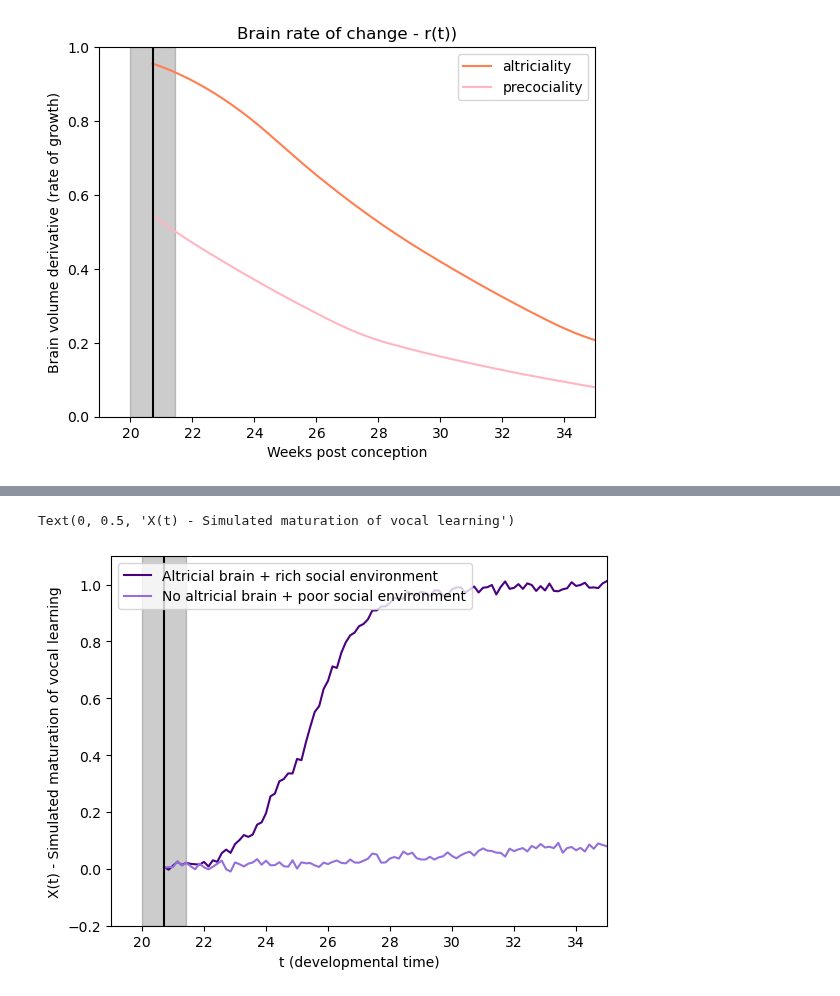
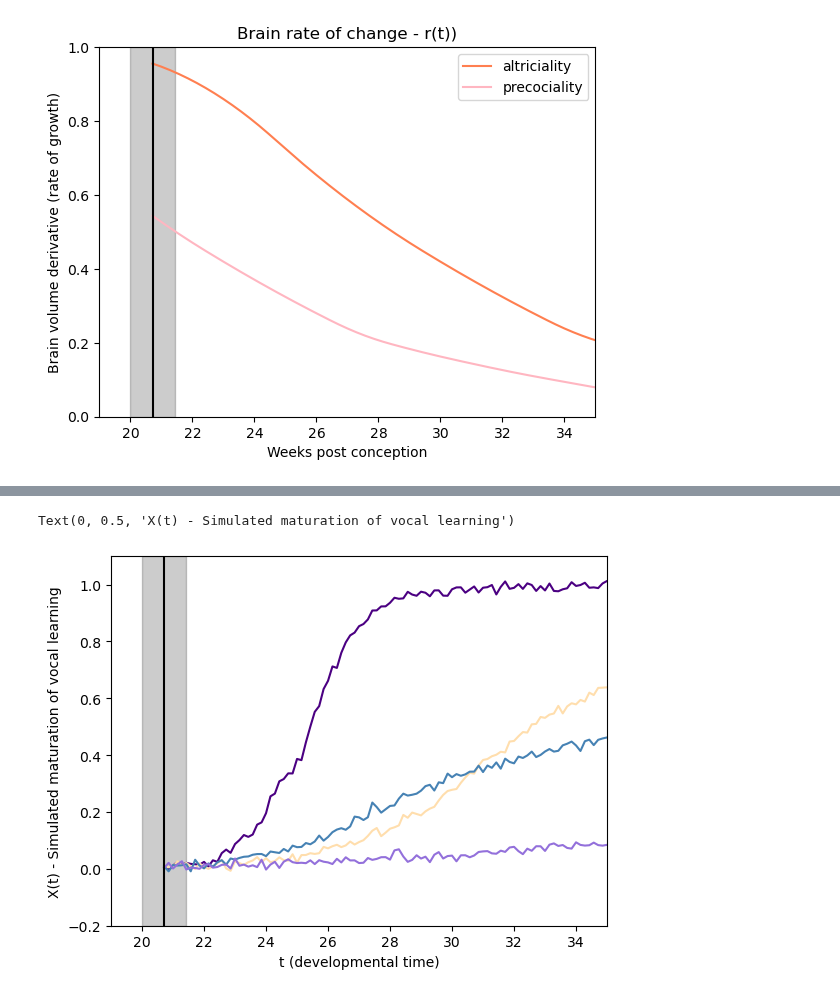
Before and after one commit to biagzi/altricial_brain_vocal_learning, a Jupyter notebook: code/Fig3.ipynb, the cells around one changed output, grey strips where cells are left out. Drawn from its saved outputs; the diff is of its cells as text; code cells hidden in the pictures.

```diff
--- a/code/Fig3.ipynb
+++ b/code/Fig3.ipynb
@@ -229,44 +229,44 @@ x1 = gestation_weeks
 x2 = 30
 stimuli = [x1,x2]
 
 
 r = brain_plasticity_altricial
 s = final_high
 label = "Altricial brain + rich social environment"
 color = 'indigo'
 u, t ,ri = logistic_stimuli(x0,dt,T,s,r,A,t0 = t0,stimuli=stimuli,noise_var=noise_var)
 plt.plot(t, u, color,label = label)
 
-# r = brain_plasticity_altricial
-# s = final_low
-# label = "Altricial brain + poor social environment"
-# color = 'navajowhite'
-# u, t ,ri = logistic_stimuli(x0,dt,T,s,r,A,t0 = t0,stimuli=stimuli,noise_var=noise_var)
-# plt.plot(t, u, color,label = label)
+r = brain_plasticity_altricial
+s = final_low
+label = "Altricial brain + poor social environment"
+color = 'navajowhite'
+u, t ,ri = logistic_stimuli(x0,dt,T,s,r,A,t0 = t0,stimuli=stimuli,noise_var=noise_var)
+plt.plot(t, u, color,label = label)
 
-# r = brain_plasticity_precocial
-# s = final_high
-# label = "No altricial brain + rich social environment"
-# color = 'steelblue'
-# u, t ,ri = logistic_stimuli(x0,dt,T,s,r,A,t0 = t0,stimuli=stimuli,noise_var=noise_var)
-# plt.plot(t, u, color,label = label)
+r = brain_plasticity_precocial
+s = final_high
+label = "No altricial brain + rich social environment"
+color = 'steelblue'
+u, t ,ri = logistic_stimuli(x0,dt,T,s,r,A,t0 = t0,stimuli=stimuli,noise_var=noise_var)
+plt.plot(t, u, color,label = label)
 
 r = brain_plasticity_precocial
 s = final_low
 label = "No altricial brain + poor social environment"
 color = 'mediumpurple'
 u, t ,ri = logistic_stimuli(x0,dt,T,s,r,A,t0 = t0,stimuli=stimuli,noise_var=noise_var)
 plt.plot(t, u, color,label = label)
 
 plt.axvline(x = gestation_weeks, color = "black",linestyle = '-')
 plt.axvspan(gestation_weeks - gestation_weeks_sd, gestation_weeks + gestation_weeks_sd, alpha=0.2, color='black')
 #plt.plot(t,brain_plasticity_altricial, color='orange')
 
-plt.legend(loc = "upper left")
+#plt.legend(loc = "upper left")
 plt.xlim(19,35)
 plt.ylim(-0.2,1.1)
 plt.xlabel('t (developmental time)'); plt.ylabel('X(t) - Simulated maturation of vocal learning')
 #plt.savefig("{0}/figs/3D.pdf".format(PYTHON_PATH),dpi = 800)
 # %% [output]
 Text(0, 0.5, 'X(t) - Simulated maturation of vocal learning')
-[figure, old version]
+[figure, new version]
```
Also changed, not shown: parts of 1 cell of this notebook, 6 other files.
